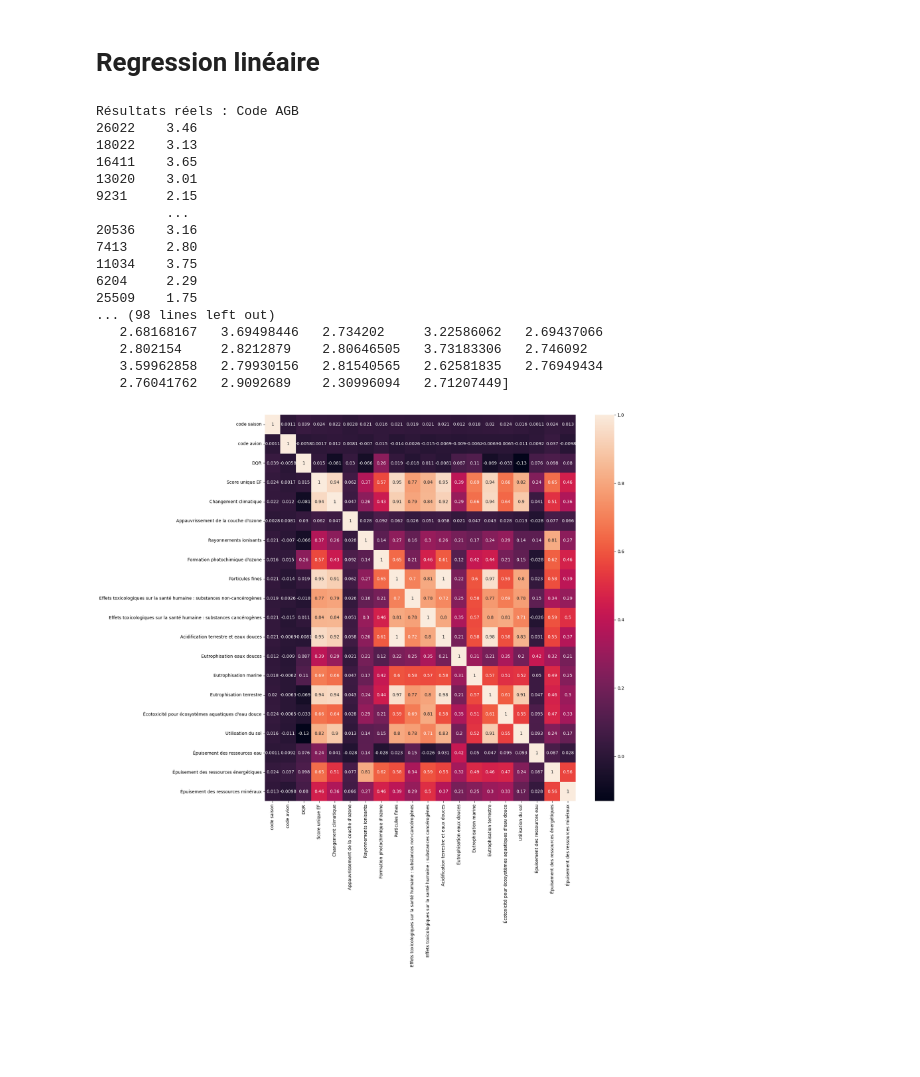
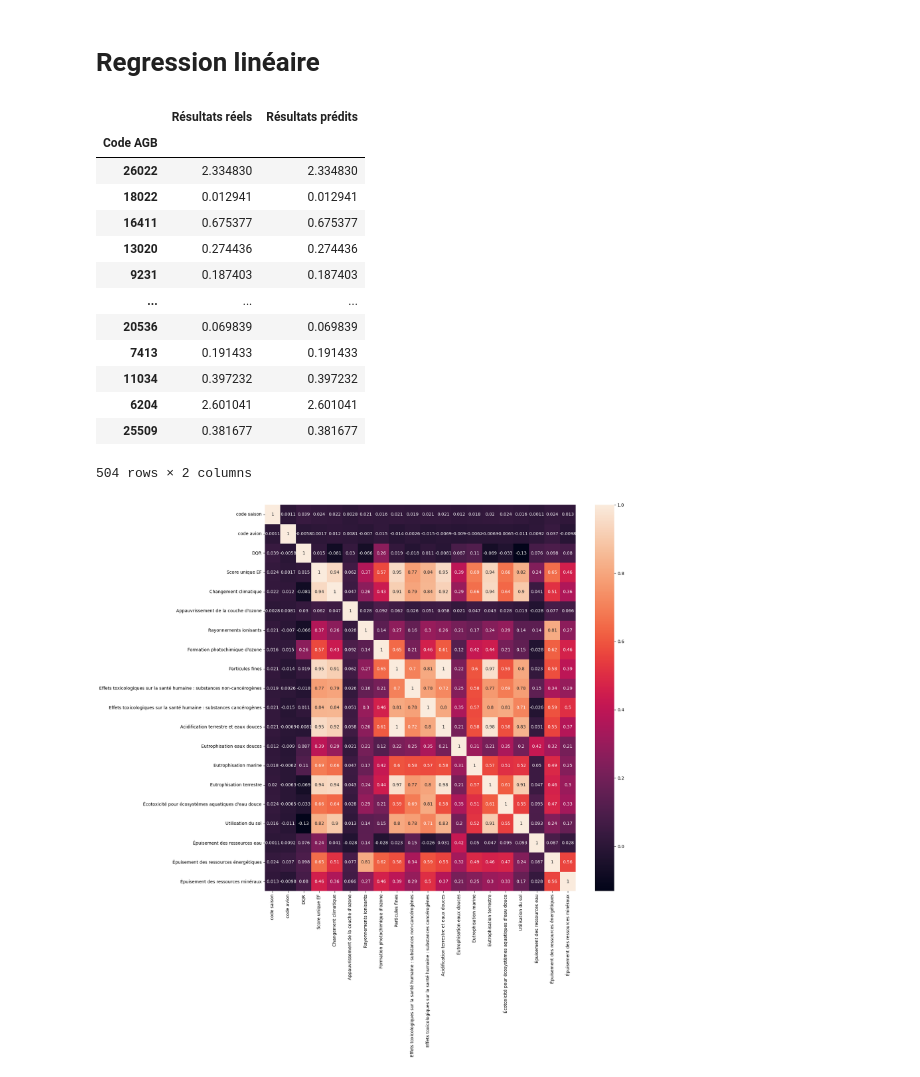
Before and after one commit to antoinebnm/PTS-Data, a Jupyter notebook: goodDatas.ipynb, the cells around one changed output. Cells and saved outputs as stored; diff of their text form; code cells hidden in the pictures; blank space fills up the shorter version.

```diff
--- a/goodDatas.ipynb
+++ b/goodDatas.ipynb
@@ -106,40 +102,40 @@ print(total)
 # %%
 from sklearn.linear_model import LinearRegression
 from sklearn.model_selection import train_test_split
 
-X = dataCopy.select_dtypes(include=['number']).drop("DQR", axis=1)
-y = datas["DQR"]
-
+X = dataCopy.select_dtypes(include=['number']).drop("Score unique EF", axis=1)
+y = datas["Score unique EF"]
 
 
 X_train, X_test, y_train, y_test = train_test_split(X, y, test_size=0.2, random_state=42)
 
 model = LinearRegression()
 
 model.fit(X_train, y_train)
 
 y_pred = model.predict(X_test)
 
-print("Résultats réels :", y_test)
-print("Résultats prédits :", y_pred)
+results = {
+ "Résultats réels":y_test,
+  "Résultats prédits": y_pred,
+}
+
+pd.DataFrame(results)
 # %% [output]
+|  | Résultats réels | Résultats prédits |
+| Code AGB |  |  |
+| 26022 | 2.334830 | 2.334830 |
+| 18022 | 0.012941 | 0.012941 |
+| 16411 | 0.675377 | 0.675377 |
+| 13020 | 0.274436 | 0.274436 |
+| 9231 | 0.187403 | 0.187403 |
+| ... | ... | ... |
+| 20536 | 0.069839 | 0.069839 |
+| 7413 | 0.191433 | 0.191433 |
+| 11034 | 0.397232 | 0.397232 |
+| 6204 | 2.601041 | 2.601041 |
+| 25509 | 0.381677 | 0.381677 |
-Résultats réels : Code AGB
-26022    3.46
-18022    3.13
-16411    3.65
-13020    3.01
-9231     2.15
-         ...
-20536    3.16
-7413     2.80
-11034    3.75
-6204     2.29
-25509    1.75
-... (98 lines left out)
-   2.68168167   3.69498446   2.734202     3.22586062   2.69437066
-   2.802154     2.8212879    2.80646505   3.73183306   2.746092
-   3.59962858   2.79930156   2.81540565   2.62581835   2.76949434
-   2.76041762   2.9092689    2.30996094   2.71207449]
+504 rows × 2 columns
 # %%
 dataHeatMap = dataCopy.select_dtypes(exclude=['object'])
 plt.figure(figsize=(16, 16))
```
Also changed, not shown: parts of 19 cells of this notebook.
